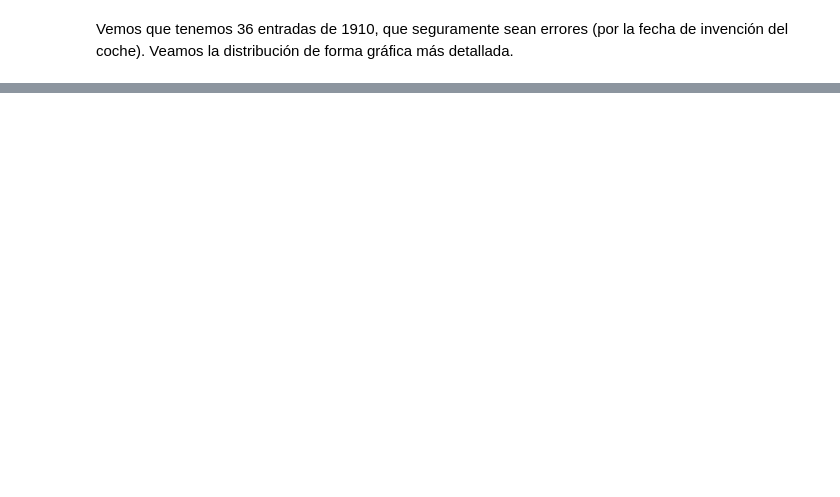
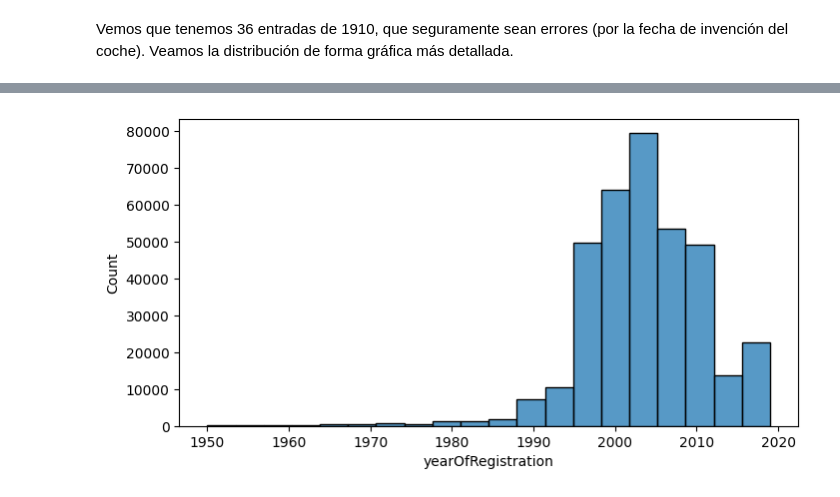
Before and after one commit to SupernovaIa/Project-ML-CarPricePrediction, a Jupyter notebook: notebook/02-Limpieza.ipynb, the cells around one changed output, grey strips where cells are left out. Saved outputs shown, nothing was run; the diff lists cells and outputs as text; code cells hidden in the pictures; blank space fills up the shorter version.

```diff
--- a/notebook/02-Limpieza.ipynb
+++ b/notebook/02-Limpieza.ipynb
@@ -183,0 +183,7 @@ plt.show()
+# %%
+plt.figure(figsize=(8, 4))
+
+sns.histplot(df['yearOfRegistration'], bins=20, binrange=(umbral_fecha, 2019))
+plt.show()
+# %% [output]
+[figure, added]
```
Also changed, not shown: parts of 55 cells of this notebook, 2 other files.
